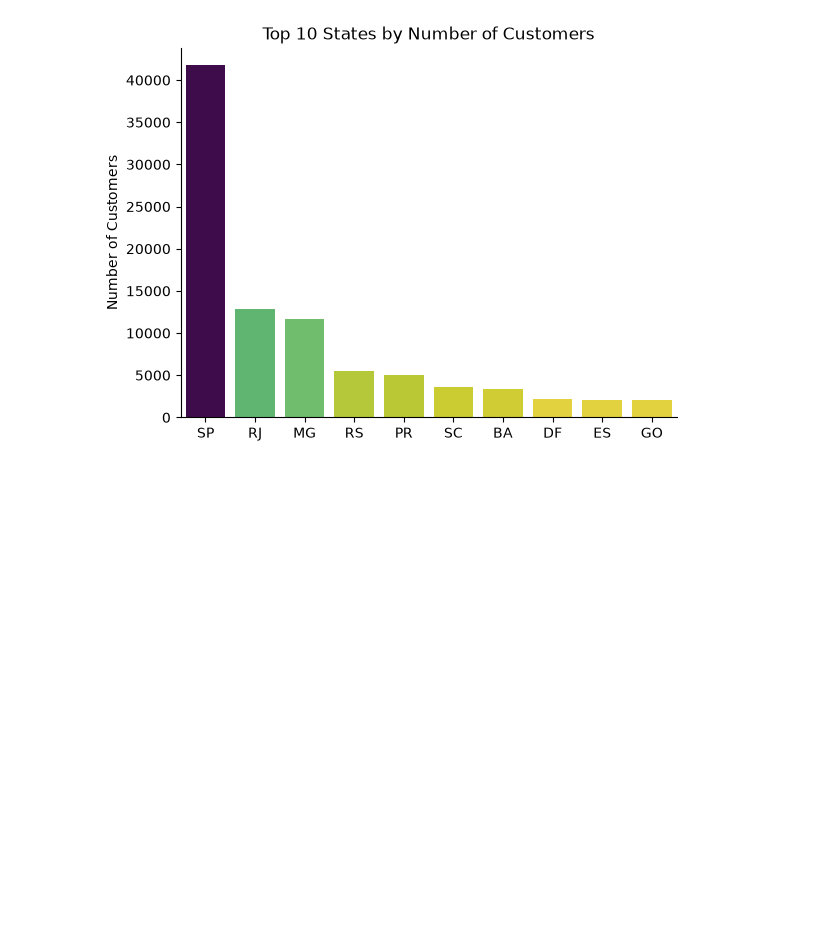
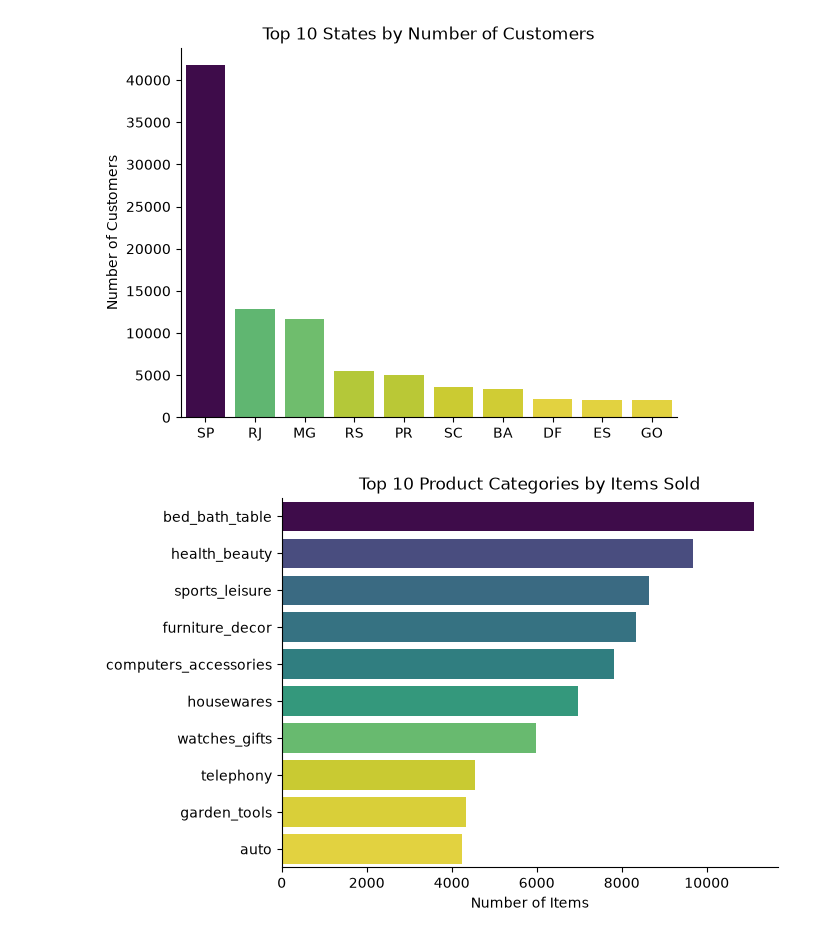
Before and after one commit to kristinamakarin/Olist_Ecommerce_Analysis, a Jupyter notebook: project_python/1_EDA_intro.ipynb, the cells around one changed output. Cells and saved outputs as stored; diff of their text form; code cells hidden in the pictures; blank space fills up the shorter version.

Commit message:
Add top 10 categories in EDA intro

```diff
--- a/project_python/1_EDA_intro.ipynb
+++ b/project_python/1_EDA_intro.ipynb
@@ -168,3 +168,21 @@ plt.savefig('top_10_states.png')
 plt.show()
 # %% [output]
 [figure]
+# %%
+# Question: Which product categories sell the most items?
+# Join order items with products and the English category names.
+
+items = order_items.merge(products[['product_id','product_category_name']], on='product_id', how='left')
+items = items.merge(category_translation, on='product_category_name', how='left')
+
+df_plot = items['product_category_name_english'].value_counts().head(10).to_frame()
+
+sns.barplot(data=df_plot, x='count', y='product_category_name_english', hue='count', palette='viridis_r', legend=False)
+plt.title('Top 10 Product Categories by Items Sold')
+plt.xlabel('Number of Items')
+plt.ylabel('')
+sns.despine()
+plt.savefig('images/top_categories.png')
+plt.show()
+# %% [output]
+[figure, added]
```
Also changed, not shown: parts of 2 cells of this notebook, 2 other files.
